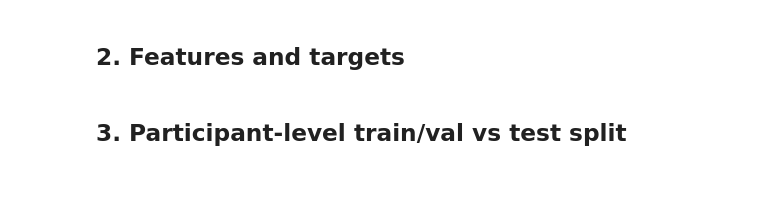
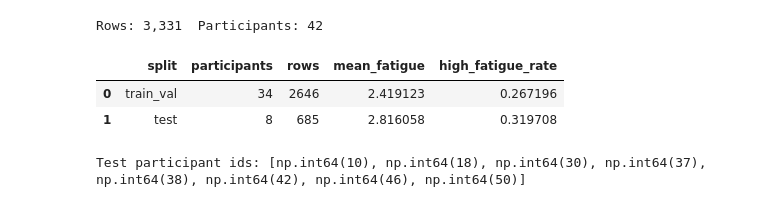
Before and after one commit to EstelleWang-UofT/ML-for-Women, a Jupyter notebook: notebooks/physical activity/fatigue_modeling.ipynb, the cells around one changed output. Saved outputs shown, nothing was run; the diff lists cells and outputs as text; code cells hidden in the pictures; blank space fills up the shorter version.

Commit message:
models implemented

```diff
--- a/notebooks/physical activity/fatigue_modeling.ipynb
+++ b/notebooks/physical activity/fatigue_modeling.ipynb
@@ -7,30 +8,0 @@ Train ordinal and classification models on processed physical-activity data with
-# %%
-import warnings
-warnings.filterwarnings("ignore")
-
-import numpy as np
-import pandas as pd
-from sklearn.compose import ColumnTransformer
-from sklearn.ensemble import RandomForestClassifier
-from sklearn.metrics import (
-    accuracy_score,
-    cohen_kappa_score,
-    f1_score,
-    mean_absolute_error,
-    mean_squared_error,
-    precision_score,
-    r2_score,
-    recall_score,
-)
-from sklearn.model_selection import GroupKFold
-from sklearn.pipeline import Pipeline
-from sklearn.preprocessing import OneHotEncoder, StandardScaler
-import lightgbm as lgb
-import mord
-
-DATA_PATH = "../../mcphases/merged/physical_activity_merged_processed.csv"
-TEST_SIZE = 0.2
-RANDOM_STATE = 42
-N_CV_FOLDS = 5
-HIGH_FATIGUE_THRESHOLD = 4
-PHASE_ORDER = ["Menstrual", "Follicular", "Fertility", "Luteal"]
@@ -39,6 +44,14 @@ PHASE_ORDER = ["Menstrual", "Follicular", "Fertility", "Luteal"]
 # %%
-df = pd.read_csv(DATA_PATH)
+df = load_fatigue_data('../../' + DATA_PATH)
+bundle = prepare_splits(df)
+y_high_fatigue = (df['fatigue_num'] >= HIGH_FATIGUE_THRESHOLD).astype(int)
+
 print(f"Rows: {len(df):,}  Participants: {df['id'].nunique()}")
-display(df['fatigue_num'].value_counts().sort_index().to_frame('count'))
+display(split_summary_table(bundle, y_high_fatigue))
+print('Test participant ids:', sorted(bundle.test_ids))
+# %% [output]
+Rows: 3,331  Participants: 42
+|  | split | participants | rows | mean_fatigue | high_fatigue_rate |
+| 0 | train_val | 34 | 2646 | 2.419123 | 0.267196 |
+| 1 | test | 8 | 685 | 2.816058 | 0.319708 |
+Test participant ids: [np.int64(10), np.int64(18), np.int64(30), np.int64(37), np.int64(38), np.int64(42), np.int64(46), np.int64(50)]
-# %% [markdown]
-## 2. Features and targets
@@ -62,2 +57,0 @@ print(f"High-fatigue rate (>= {HIGH_FATIGUE_THRESHOLD}): {y_high_fatigue.mean():
-# %% [markdown]
-## 3. Participant-level train/val vs test split
```
Also changed, not shown: parts of 29 cells of this notebook, 14 other files.
